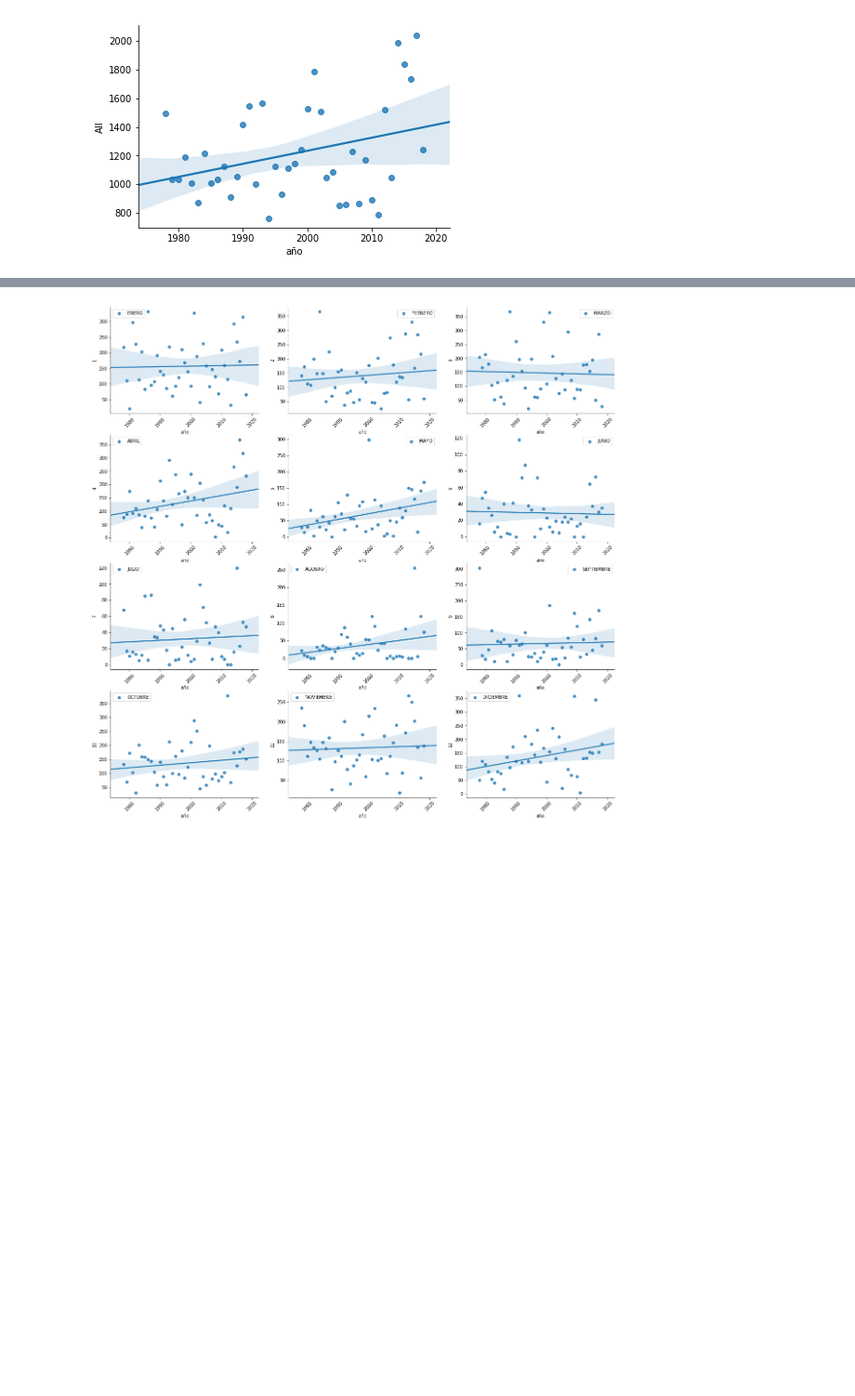
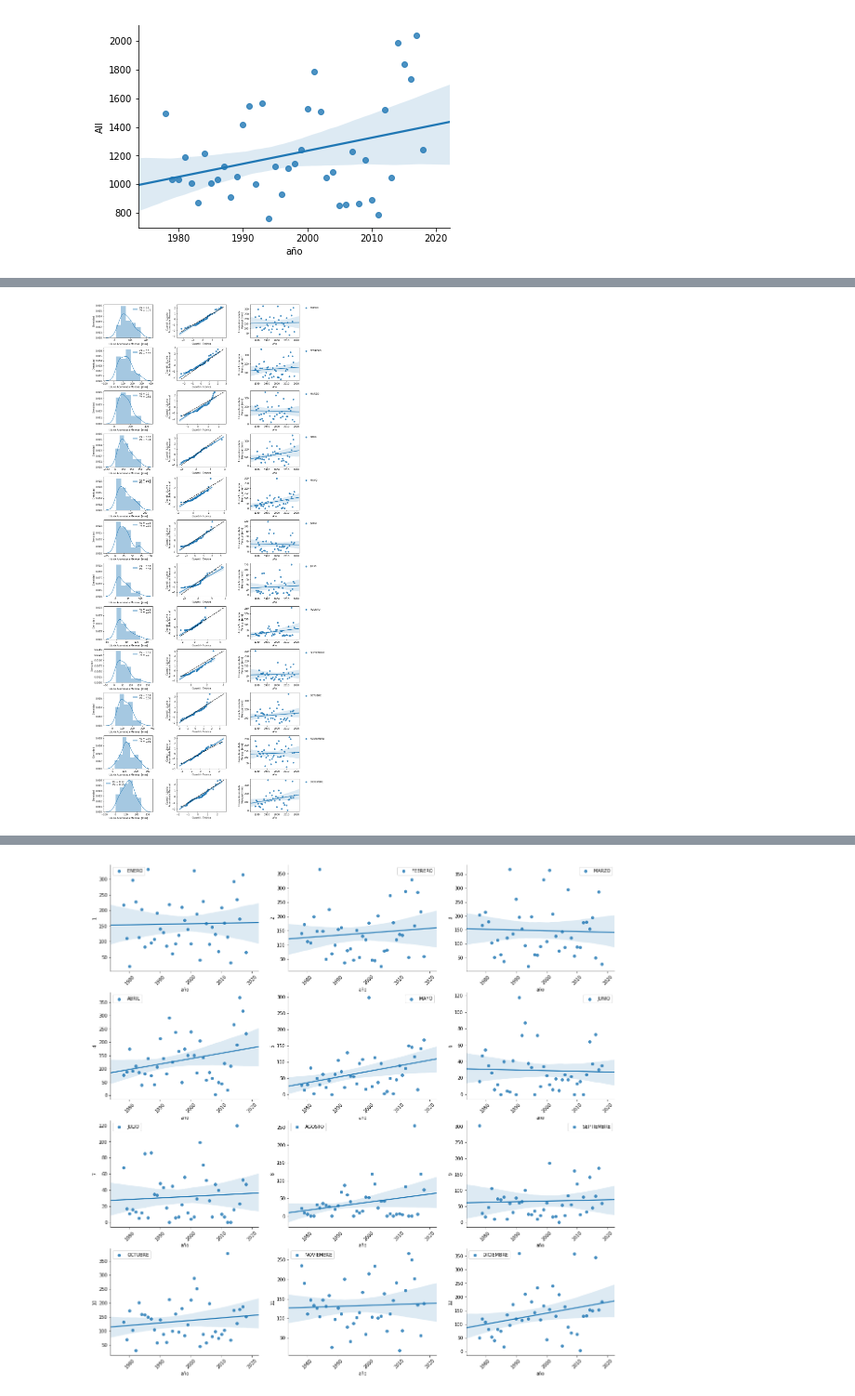
Before and after one commit to Eugenia27/BKP, a Jupyter notebook: Copia_de_Cuando_Llueve.ipynb, the cells around one changed output, grey strips where cells are left out. Shown at 93% size. Cells and saved outputs as stored; diff of their text form; code cells hidden in the pictures; blank space fills up the shorter version.

```diff
--- a/Copia_de_Cuando_Llueve.ipynb
+++ b/Copia_de_Cuando_Llueve.ipynb
@@ -333 +333,55 @@ sb.boxplot(data=sumas_short,notch=True)
+# %%
+ktestXmes=[]
+fig = plt.figure(figsize=(15,40))
+meses=['ENERO','FEBRERO','MARZO','ABRIL','MAYO','JUNIO','JULIO','AGOSTO','SEPTIEMBRE','OCTUBRE','NOVIEMBRE','DICIEMBRE']
+p=0
+for i in range(13):
+  if i==0: continue
+
+  x        = sumas_short[i].values
+  media    = x.mean()
+  std      = x.std()
+  zstadar  = (x-media)/std
+  ks       = stats.kstest(zstadar, 'norm')
+  ktestXmes.append(ks)
+
+  p+=1
+  ax=fig.add_subplot(12,3,p)
+  sb.distplot(sumas_short[(sumas_short[i]<sumas_stats.loc['bigSup'][i])&(sumas_short[i]!=0)][i],
+              label='KS = '+str(round(ks[0],2))+'\nPV = '+str(round(ks[1],2)))
+  plt.legend(frameon=False)
+  plt.xlabel('Lluvia Acumulada Mensual [mm]')
+  plt.ylabel('Densidad')
+
+
+  p+=1
+  ax=fig.add_subplot(12,3,p)
+  variable  = zstadar
+  mu, sigma = stats.norm.fit(variable)
+  norm_dist = stats.norm(mu, sigma)
+  muestra   = norm_dist.rvs(10000)
+  percentiles         = np.linspace(0,100,51)
+  qn_cuantiles        = np.percentile(variable, percentiles)
+  qn_cuantiles_normal = np.percentile(norm_dist.rvs(len(variable)), percentiles)
+  sb.regplot(x=qn_cuantiles_normal, y=qn_cuantiles, label=meses[i-1])
+  plt.ylabel('Cuantil - LLuvia \n Acumulada Mensual')
+  plt.xlabel('Cuantil - Teórica')
+  #plt.title('Gráfico Q-Q, Lluvia Acumulada Anual vs Distribución Normal')
+
+  x = np.linspace(np.min((qn_cuantiles.min(), qn_cuantiles_normal.min())), np.max((qn_cuantiles.max(),qn_cuantiles_normal.max())))
+  plt.plot(x,x, color='black', ls="--",lw=2)
+  #plt.legend(frameon=False)
+
+  p+=1
+  ax=fig.add_subplot(12,3,p)
+  sb.regplot(x='año',y=str(i),data=pd.DataFrame(sumas_short.loc(axis=1)[i]).reset_index().rename(columns=lambda x: str(x)),label=meses[i-1])
+  plt.legend(frameon=False,bbox_to_anchor=(1.05, 1), loc=2)
+  plt.ylabel('LLuvia Acumulada \n Mensual [mm]')
+  plt.xlabel('Año')
+
+
+
+fig.subplots_adjust(wspace=0.5, hspace=0.3)
+# %% [output]
+[figure, added]
 # %%
```
Also changed, not shown: parts of 4 cells of this notebook.
